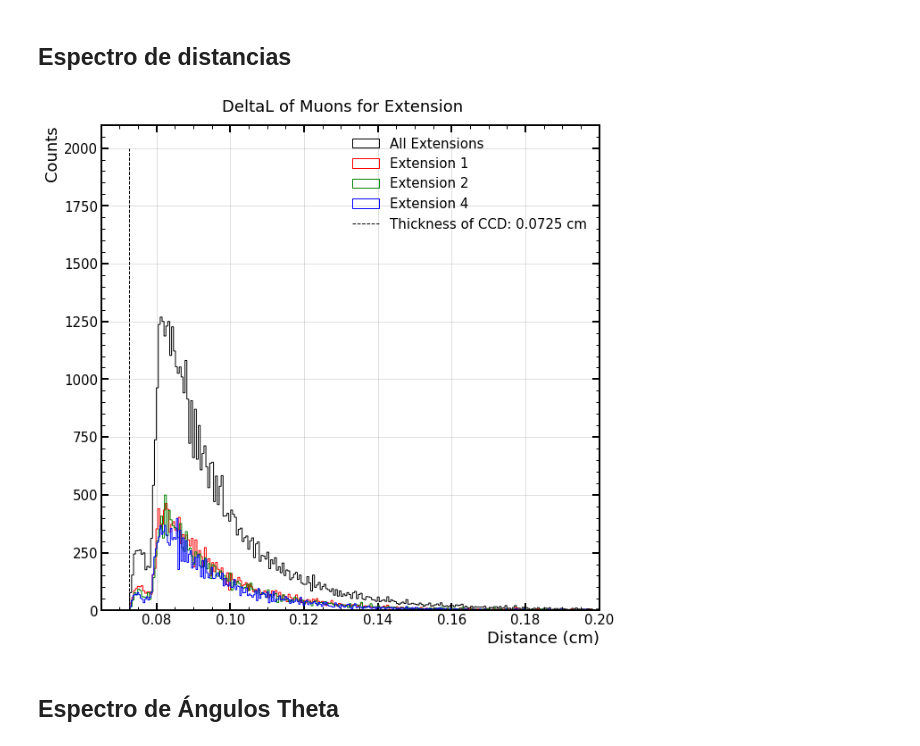
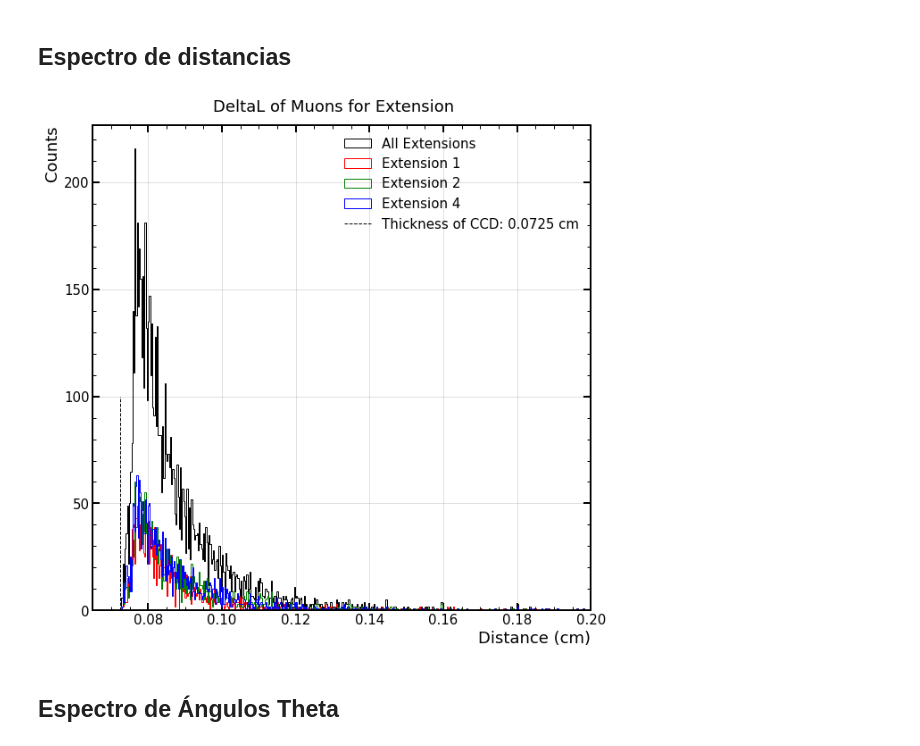
Before and after one commit to mausanram/CodigosICN, a Jupyter notebook: Catalogo_Eventos/Ajuste_Espectro.ipynb, the cells around one changed output. Drawn from its saved outputs; the diff is of its cells as text; code cells hidden in the pictures.

Commit message:
Se corrigió el fit del catálogo de muones NSMAP

```diff
--- a/Catalogo_Eventos/Ajuste_Espectro.ipynb
+++ b/Catalogo_Eventos/Ajuste_Espectro.ipynb
@@ -73,7 +73,8 @@ path_Straight_events = 'data_histogram_Imgs_500_Sol_0.7_Elip_4.5Straight.pkl'
 # path = '/home/bruce/Documents/Programas/Catalogo_Eventos/dict_muons_Extensions_1_to_4_Imgs_2078_Sol_0.7_Elip_0.65_ADUs__per_extensions.pkl'
 # path = '/home/bruce/Documents/Programas/Catalogo_Eventos/dict_muons_Extensions_1_to_4_Imgs_2078_Sol_0.6_Elip_0.65_ADUs__per_ext2.pkl'
 
-path = '/home/labdet/Documents/MauSan/Programas/Repositorio_Git/Catalogo_Eventos/Diccionarios_Espetro_Muones/dict_muons_NSAMP324_Extensions_1_to_4_Imgs_189_Sol_0.7_Elip_0.65_KeV.pkl'
+path = '/home/bruce/Documents/Programas/Catalogo_Eventos/Diccionarios_Espetro_Muones/dict_muons_NSAMP324_Extensions_1_to_4_Imgs_189_Sol_0.7_Elip_0.65_KeV.pkl'
+# path = '/home/labdet/Documents/MauSan/Programas/Repositorio_Git/Catalogo_Eventos/Diccionarios_Espetro_Muones/dict_muons_NSAMP324_Extensions_1_to_4_Imgs_189_Sol_0.7_Elip_0.65_KeV.pkl'
 
 
 # path = '/home/bruce/Documents/Programas/Catalogo_Eventos/dict_muons_Extensions_1_to_4_Imgs_2078_Sol_0.7_Elip_0.7_ADUs__.pkl'
@@ -336,32 +337,32 @@ plt.show()
 ## Espectro de distancias
 # %%
 fig, axs = plt.subplots(figsize = [10,10])
-BINS = 700
+BINS = 500
 # axs.hist(data_muons_all_extension['charge'], bins = 5000, color = 'k', label = 'Extensions 1-4')
 axs.hist(data_muons_extension_1['deltaL'] + data_muons_extension_2['deltaL'] + data_muons_extension_4['deltaL'], bins=BINS, color = 'k',
         label = 'All Extensions', histtype = 'step')
 
 axs.hist(data_muons_extension_1['deltaL'], bins = BINS, range= (np.min(data_muons_extension_1['deltaL']), np.max(data_muons_extension_1['deltaL'])),
             color = 'r', label= 'Extension 1', histtype = 'step')
 
 axs.hist(data_muons_extension_2['deltaL'], bins = BINS, range= (np.min(data_muons_extension_2['deltaL']), np.max(data_muons_extension_2['deltaL'])),
             color = 'g', label= 'Extension 2', histtype = 'step')
 
 axs.hist(data_muons_extension_4['deltaL'], bins = BINS, range= (np.min(data_muons_extension_4['deltaL']), np.max(data_muons_extension_4['deltaL'])),
             color = 'b', label= 'Extension 4', histtype = 'step')
 
-axs.vlines(x=0.0725, ymax=2000, ymin=0,  colors='k', linestyles='dashed',  label = 'Thickness of CCD: 0.0725 cm')
+axs.vlines(x=0.0725, ymax=100, ymin=0,  colors='k', linestyles='dashed',  label = 'Thickness of CCD: 0.0725 cm')
 
 axs.legend()
 axs.grid()
 
 axs.set_xlim(0.065,0.2)
 axs.set_xlabel('Distance (cm)', size = 18)
 axs.set_ylabel('Counts', size = 18)
 fig.suptitle('DeltaL of Muons for Extension', size = 18, y=0.92)
 plt.show()
 # %% [output]
-[figure, old version]
+[figure, new version]
 # %% [markdown]
 ## Espectro de Ángulos Theta
 # %%
```
Also changed, not shown: parts of 7 cells of this notebook, 4 other files.
